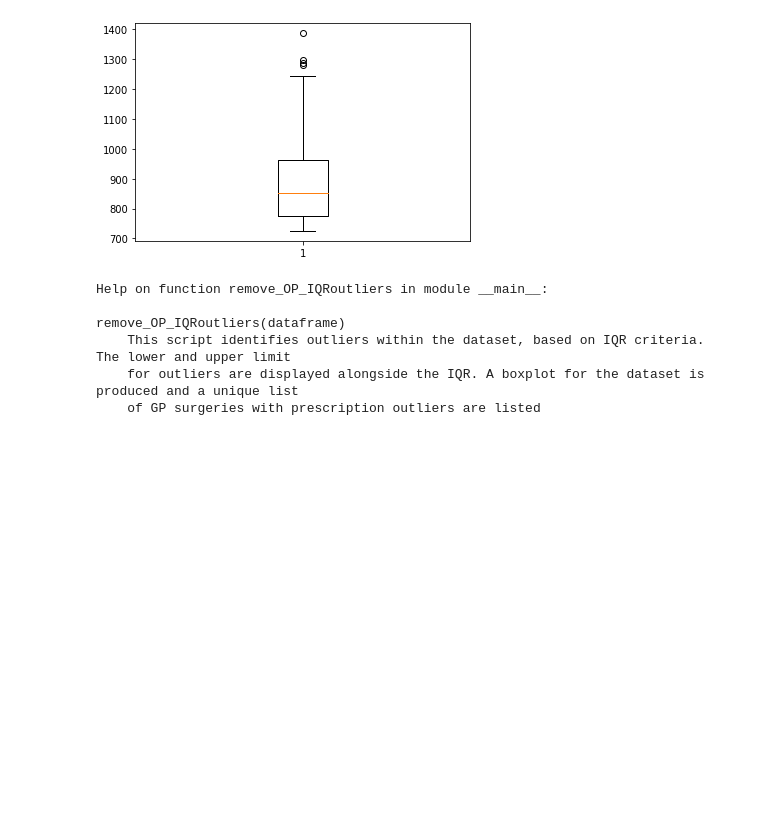
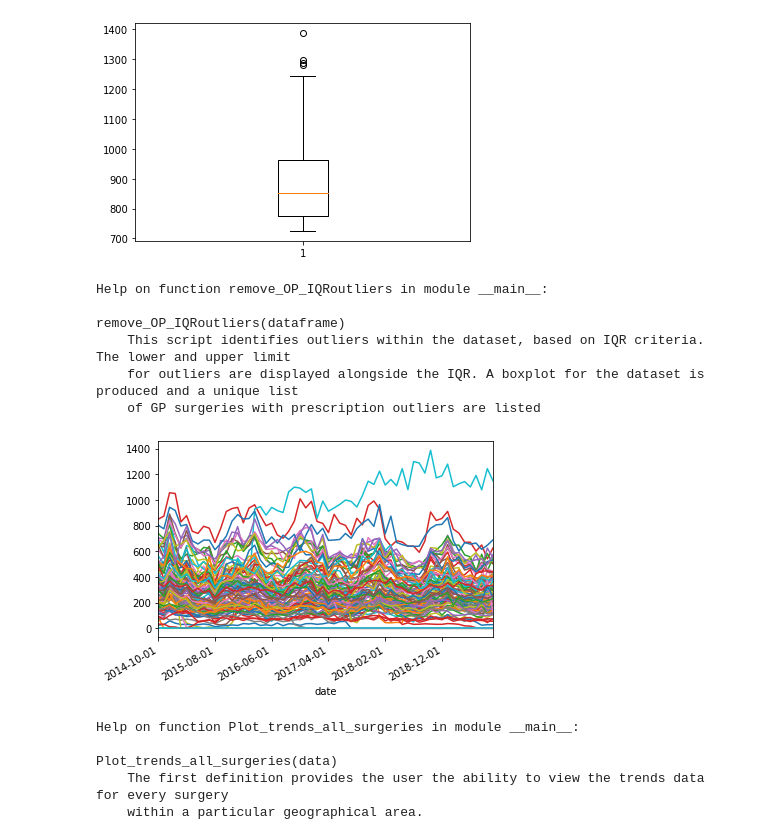
Before and after one commit to ecarnold24/Antibiotics, a Jupyter notebook: OpenPrescribingToolkit_Output-examples.ipynb, the cells around one changed output. Cells and saved outputs as stored; diff of their text form; code cells hidden in the pictures; blank space fills up the shorter version.

Commit message:
Add Sam's plot all surgeries function and example

```diff
--- a/OpenPrescribingToolkit_Output-examples.ipynb
+++ b/OpenPrescribingToolkit_Output-examples.ipynb
@@ -131,3 +131,32 @@ remove_OP_IQRoutliers(dataframe)
     This script identifies outliers within the dataset, based on IQR criteria. The lower and upper limit
     for outliers are displayed alongside the IQR. A boxplot for the dataset is produced and a unique list
     of GP surgeries with prescription outliers are listed
+# %%
+def Plot_trends_all_surgeries(data):
+    """The first definition provides the user the ability to view the trends data for every surgery
+within a particular geographical area."""
+    unique_org_ids = data['org_id'].unique() ##Get a list of the surgeries
+
+    ax = plt.gca() ##Set the default axis for the graph
+
+    for orgs_id in unique_org_ids: ##For each surgery in the list of unique surgery
+        new_dataframe = data[data['org_id'] == str(orgs_id)] ##Get a new dataframe subset just for the one surgery
+        graph_points = new_dataframe[['date','numerator']] ##From the new dataframe, get the date and prescription number
+
+        graph_points.plot(x='date',y='numerator', ax = ax) ##Plot date and prescriptions on same axis for all surgeries
+
+    ax.get_legend().remove() ##Remove legend from graph, as very messy.
+    plt.gcf().autofmt_xdate() ##Format the x-axis for date data
+    plt.show() ##Show the plot
+# %%
+Plot_trends_all_surgeries(data)
+# %% [output]
+[figure, added]
+# %%
+help(Plot_trends_all_surgeries)
+# %% [output]
+Help on function Plot_trends_all_surgeries in module __main__:
+
+Plot_trends_all_surgeries(data)
+    The first definition provides the user the ability to view the trends data for every surgery
+    within a particular geographical area.
```
